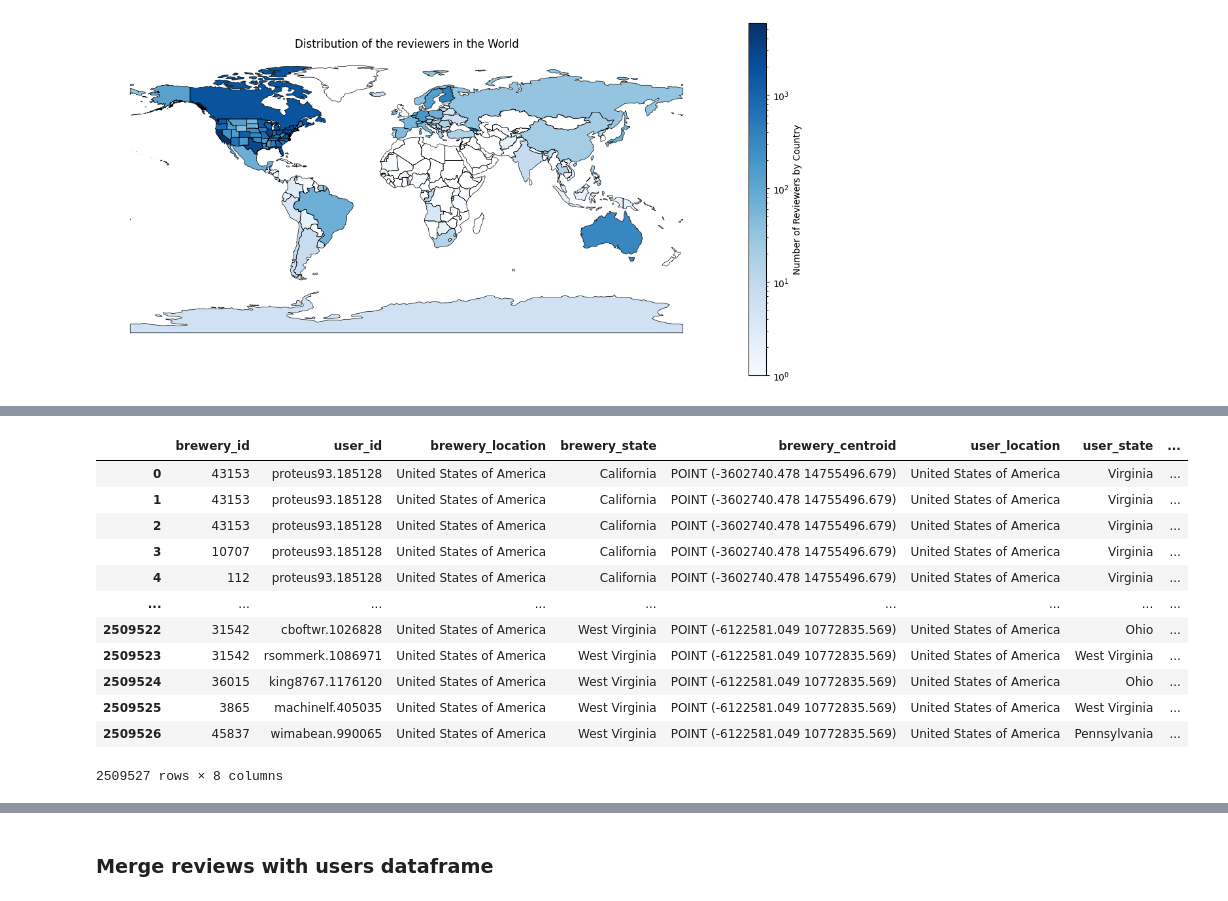
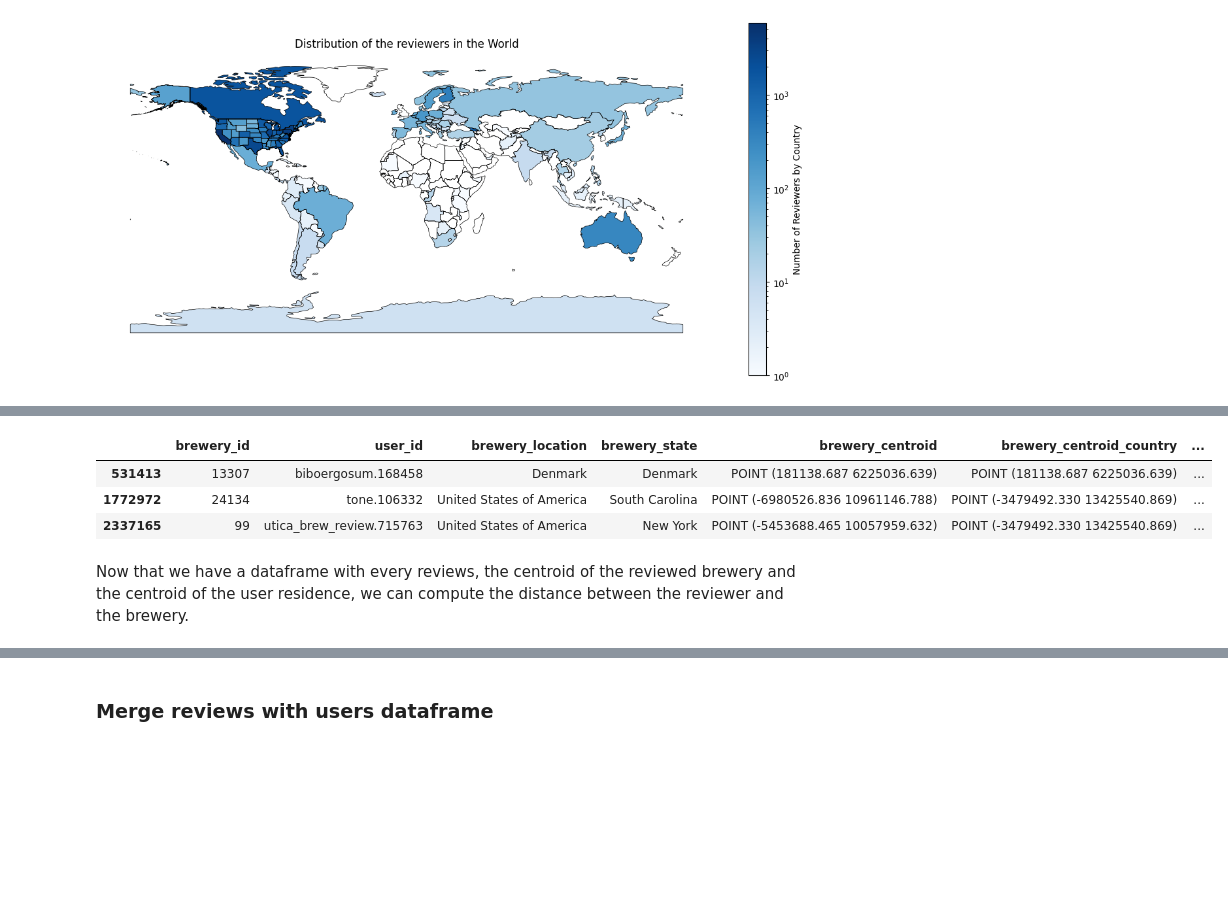
Before and after one commit to epfl-ada/ada-2023-project-todolegax, a Jupyter notebook: data_prepro_BA_Axel_Tom.ipynb, the cells around one changed output, grey strips where cells are left out. Cells and saved outputs as stored; diff of their text form; code cells hidden in the pictures; blank space fills up the shorter version.

```diff
--- a/data_prepro_BA_Axel_Tom.ipynb
+++ b/data_prepro_BA_Axel_Tom.ipynb
@@ -397,6 +532,4 @@ As we can see, there are significantly more breweries in the USA than everywhere
 # Add US states to world df
 us_states.rename(columns={'NAME': 'name'}, inplace = True)
 world_with_US_states = pd.concat([world[['name','geometry']],us_states[['name','geometry']]])
-world_with_US_states = world_with_US_states[world_with_US_states['name'] != 'United States of America']
-
-display(world_with_US_states)
+#world_with_US_states = world_with_US_states[world_with_US_states['name'] != 'United States of America']
@@ -467,7 +592,8 @@ users_loc = users_filt.copy(deep=True)
 
 # Create column for state in users df, will be used for USA
 users_loc['user_state'] = '-'
-
+# Init list fro dropped user location
+dropped_user = []
 # Loop through the 'brewery_location' column and replace values if needed
 for i, location in enumerate(users_loc['user_location']):
     try:
@@ -492,8 +618,11 @@ for i, location in enumerate(users_loc['user_location']):
             users_loc.at[i, 'user_state'] = closest_match_country[0]
     # No match, drop row
     else:
+        dropped_user.append(location)
         users_loc = users_loc.drop(index=i)
 
-display(users_loc)
+display(users_loc.sample(3))
+print(f'{len(dropped_user)} users were dropped, at the following location:')
+print(dropped_user)
 # %% [output]
 |  | nbr_ratings | nbr_reviews | user_id | user_name | joined | user_location | user_state |
@@ -611,11 +739,20 @@ display(world_df)
 # %%
-#test = world_with_US_states.loc[breweries_loc['brewery_state']].centroids
+#Create dataframe of user and breweries with centroid
 brew_cen = pd.merge(breweries_loc,world_df,left_on=['brewery_state'],right_on=['name'],how='inner')
 brew_cen.rename(columns={'centroids': 'brewery_centroid'}, inplace = True)
-brew_cen = brew_cen.drop(['geometry','nbr_beers','brewery_name'], axis=1)
+
+brew_cen = pd.merge(brew_cen,world_df,left_on=['brewery_location'],right_on=['name'],how='inner')
+brew_cen.rename(columns={'centroids': 'brewery_centroid_country'}, inplace = True)
+
+brew_cen = brew_cen.drop(['geometry_x','geometry_y','nbr_beers','brewery_name'], axis=1)
+
 user_cen = pd.merge(users_loc,world_df,left_on=['user_state'],right_on=['name'],how='inner')
-user_cen = user_cen.drop(['geometry','nbr_ratings','nbr_reviews','user_name','joined'], axis=1)
 user_cen.rename(columns={'centroids': 'user_centroid'}, inplace = True)
-display(user_cen)
-display(brew_cen)
+
+user_cen = pd.merge(user_cen,world_df,left_on=['user_location'],right_on=['name'],how='inner')
+user_cen.rename(columns={'centroids': 'user_centroid_country'}, inplace = True)
+user_cen = user_cen.drop(['geometry_x','geometry_y','nbr_ratings','nbr_reviews','user_name','joined'], axis=1)
+
+display(user_cen.sample(3))
+display(brew_cen.sample(3))
 # %% [output]
@@ -648,21 +767,15 @@ display(brew_cen)
 # %%
+# Merge with reviews
 review_brew_user = reviews_filt[['brewery_id','user_id']].copy(deep=True)
 review_brew_user = pd.merge(review_brew_user,brew_cen,on=['brewery_id'],how='inner')
 review_brew_user = pd.merge(review_brew_user,user_cen,on=['user_id'],how='inner')
-display(review_brew_user)
+display(review_brew_user.sample(3))
 # %% [output]
-|  | brewery_id | user_id | brewery_location | brewery_state | brewery_centroid | user_location | user_state | ... |
-| 0 | 43153 | proteus93.185128 | United States of America | California | POINT (-3602740.478 14755496.679) | United States of America | Virginia | ... |
-| 1 | 43153 | proteus93.185128 | United States of America | California | POINT (-3602740.478 14755496.679) | United States of America | Virginia | ... |
-| 2 | 43153 | proteus93.185128 | United States of America | California | POINT (-3602740.478 14755496.679) | United States of America | Virginia | ... |
-| 3 | 10707 | proteus93.185128 | United States of America | California | POINT (-3602740.478 14755496.679) | United States of America | Virginia | ... |
-| 4 | 112 | proteus93.185128 | United States of America | California | POINT (-3602740.478 14755496.679) | United States of America | Virginia | ... |
-| ... | ... | ... | ... | ... | ... | ... | ... | ... |
-| 2509522 | 31542 | cboftwr.1026828 | United States of America | West Virginia | POINT (-6122581.049 10772835.569) | United States of America | Ohio | ... |
-| 2509523 | 31542 | rsommerk.1086971 | United States of America | West Virginia | POINT (-6122581.049 10772835.569) | United States of America | West Virginia | ... |
-| 2509524 | 36015 | king8767.1176120 | United States of America | West Virginia | POINT (-6122581.049 10772835.569) | United States of America | Ohio | ... |
-| 2509525 | 3865 | machinelf.405035 | United States of America | West Virginia | POINT (-6122581.049 10772835.569) | United States of America | West Virginia | ... |
-| 2509526 | 45837 | wimabean.990065 | United States of America | West Virginia | POINT (-6122581.049 10772835.569) | United States of America | Pennsylvania | ... |
+|  | brewery_id | user_id | brewery_location | brewery_state | brewery_centroid | brewery_centroid_country | ... |
+| 531413 | 13307 | biboergosum.168458 | Denmark | Denmark | POINT (181138.687 6225036.639) | POINT (181138.687 6225036.639) | ... |
+| 1772972 | 24134 | tone.106332 | United States of America | South Carolina | POINT (-6980526.836 10961146.788) | POINT (-3479492.330 13425540.869) | ... |
+| 2337165 | 99 | utica_brew_review.715763 | United States of America | New York | POINT (-5453688.465 10057959.632) | POINT (-3479492.330 13425540.869) | ... |
-2509527 rows × 8 columns
+# %% [markdown]
+Now that we have a dataframe with every reviews, the centroid of the reviewed brewery and the centroid of the user residence, we can compute the distance between the reviewer and the brewery.
 # %%
 rev_distance = review_brew_user.copy(deep=True)
```
Also changed, not shown: parts of 35 cells of this notebook.
